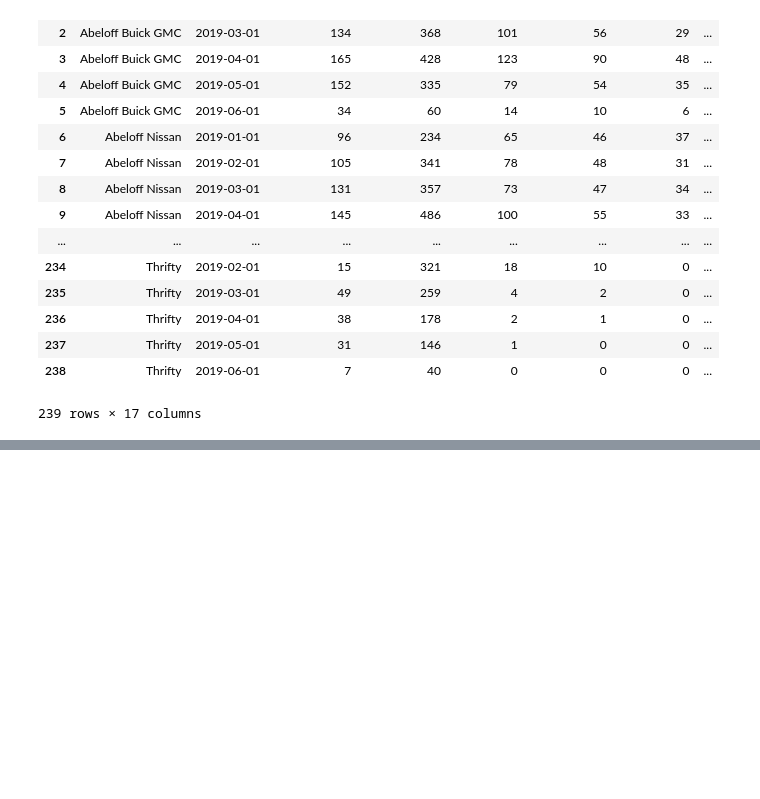
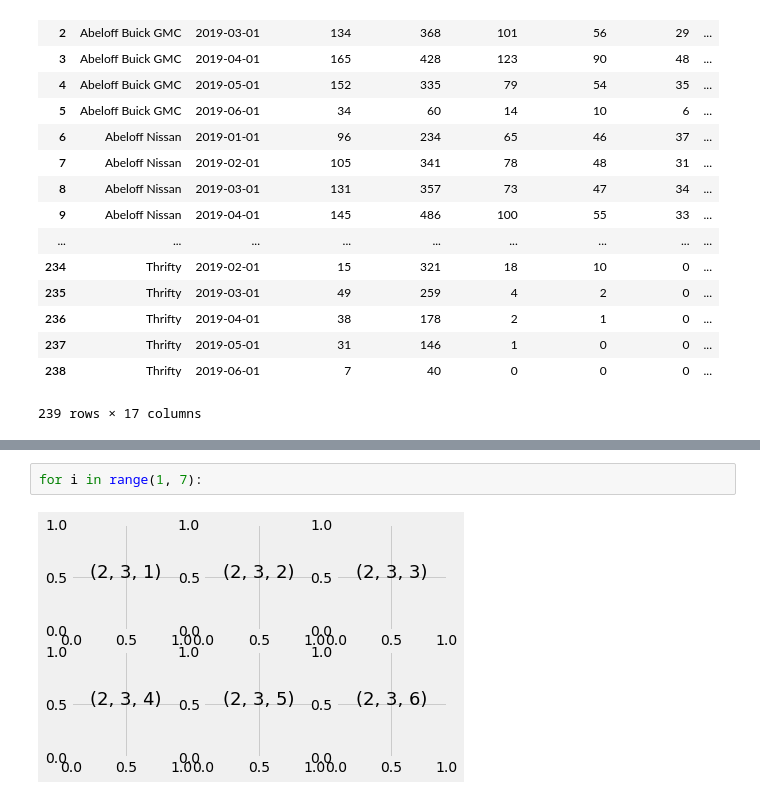
Before and after one commit to GarrettMarkScott/CRM-Data-from-GSheets, a Jupyter notebook: Analyzing our Clients CRM Data.ipynb, the cells around one changed output, grey strips where cells are left out. Cells and saved outputs as stored; diff of their text form; blank space fills up the shorter version.

```diff
--- a/Analyzing our Clients CRM Data.ipynb
+++ b/Analyzing our Clients CRM Data.ipynb
@@ -309,0 +323,4 @@ plt.plot(m_totals.groupby(['Month','Volume'])[['Units Sold']].mean().unstack(lev
+# %%
+for i in range(1, 7):
+# %% [output]
+[figure, added]
```
Also changed, not shown: parts of 12 cells of this notebook, 1 other file.
